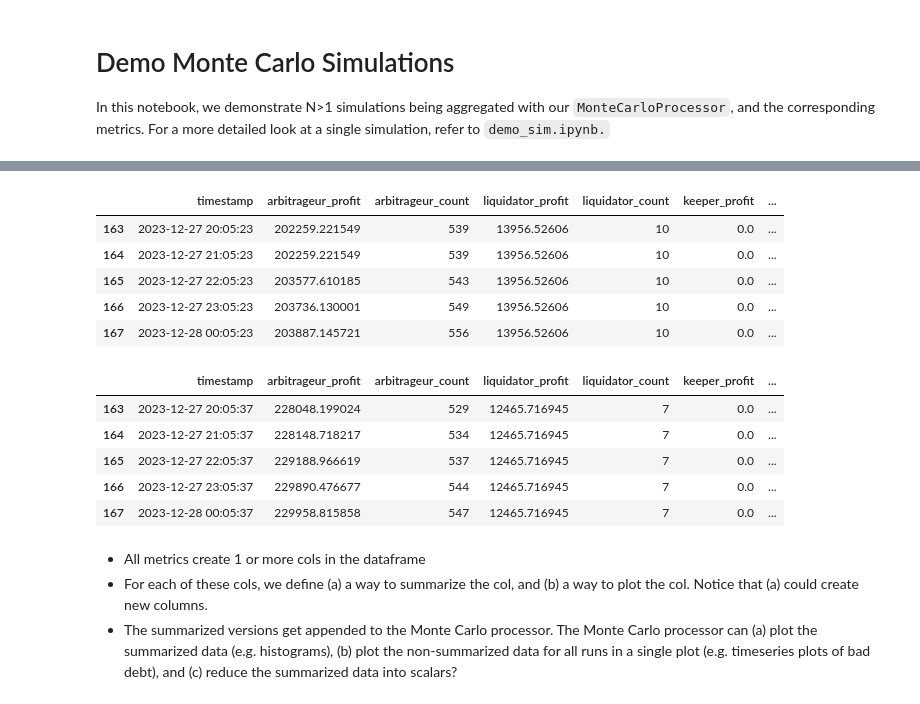
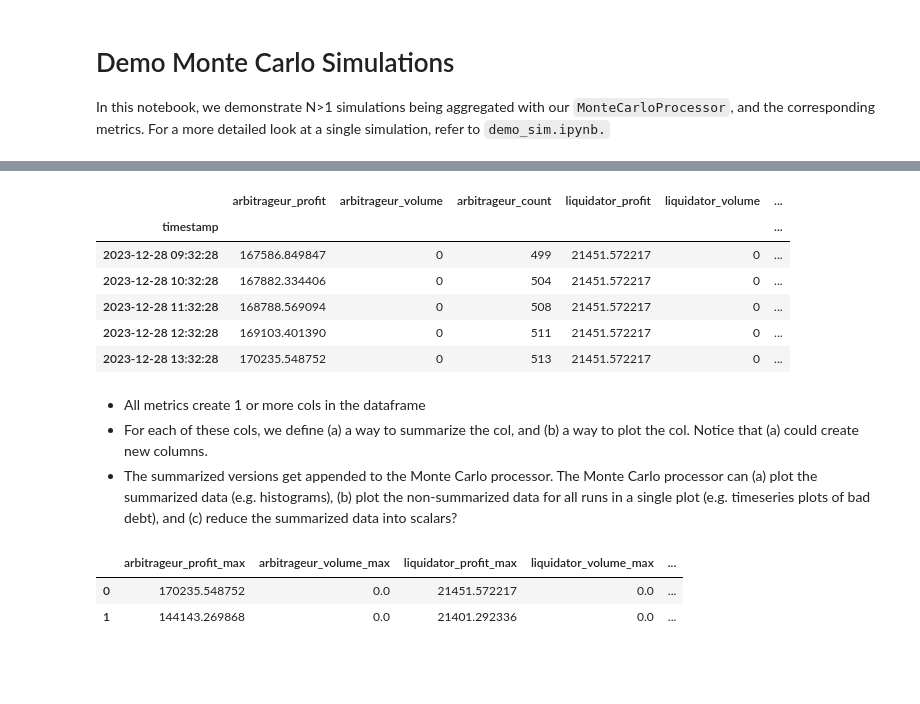
Before and after one commit to xenophonlabs/crvUSDrisk, a Jupyter notebook: notebooks/demo_monte_carlo.ipynb, the cells around one changed output, grey strips where cells are left out. Drawn from its saved outputs; the diff is of its cells as text; code cells hidden in the pictures; blank space fills up the shorter version.

Commit message:
Add multiprocessing to Monte Carlo

```diff
--- a/notebooks/demo_monte_carlo.ipynb
+++ b/notebooks/demo_monte_carlo.ipynb
@@ -25,0 +25,2 @@ TypeError: MonteCarloResults.__init__() missing 1 required positional argument:
+# %%
+results: MonteCarloResults = run_scenario("baseline", "wstETH", num_iter=10, ncpu=1)
@@ -26,22 +35,21 @@ TypeError: MonteCarloResults.__init__() missing 1 required positional argument:
 # %%
-results.results[0].df.tail()
+results.data[0].df.tail()
 # %% [output]
-|  | timestamp | arbitrageur_profit | arbitrageur_count | liquidator_profit | liquidator_count | keeper_profit | ... |
-| 163 | 2023-12-27 20:05:23 | 202259.221549 | 539 | 13956.52606 | 10 | 0.0 | ... |
-| 164 | 2023-12-27 21:05:23 | 202259.221549 | 539 | 13956.52606 | 10 | 0.0 | ... |
-| 165 | 2023-12-27 22:05:23 | 203577.610185 | 543 | 13956.52606 | 10 | 0.0 | ... |
-| 166 | 2023-12-27 23:05:23 | 203736.130001 | 549 | 13956.52606 | 10 | 0.0 | ... |
-| 167 | 2023-12-28 00:05:23 | 203887.145721 | 556 | 13956.52606 | 10 | 0.0 | ... |
+|  | arbitrageur_profit | arbitrageur_volume | arbitrageur_count | liquidator_profit | liquidator_volume | ... |
+| timestamp |  |  |  |  |  | ... |
+| 2023-12-28 09:32:28 | 167586.849847 | 0 | 499 | 21451.572217 | 0 | ... |
+| 2023-12-28 10:32:28 | 167882.334406 | 0 | 504 | 21451.572217 | 0 | ... |
+| 2023-12-28 11:32:28 | 168788.569094 | 0 | 508 | 21451.572217 | 0 | ... |
+| 2023-12-28 12:32:28 | 169103.401390 | 0 | 511 | 21451.572217 | 0 | ... |
+| 2023-12-28 13:32:28 | 170235.548752 | 0 | 513 | 21451.572217 | 0 | ... |
-# %%
-results.results[1].df.tail()
-# %% [output]
-|  | timestamp | arbitrageur_profit | arbitrageur_count | liquidator_profit | liquidator_count | keeper_profit | ... |
-| 163 | 2023-12-27 20:05:37 | 228048.199024 | 529 | 12465.716945 | 7 | 0.0 | ... |
-| 164 | 2023-12-27 21:05:37 | 228148.718217 | 534 | 12465.716945 | 7 | 0.0 | ... |
-| 165 | 2023-12-27 22:05:37 | 229188.966619 | 537 | 12465.716945 | 7 | 0.0 | ... |
-| 166 | 2023-12-27 23:05:37 | 229890.476677 | 544 | 12465.716945 | 7 | 0.0 | ... |
-| 167 | 2023-12-28 00:05:37 | 229958.815858 | 547 | 12465.716945 | 7 | 0.0 | ... |
 # %% [markdown]
 - All metrics create 1 or more cols in the dataframe
 - For each of these cols, we define (a) a way to summarize the col, and (b) a way to plot the col. Notice that (a) could create new columns.
 - The summarized versions get appended to the Monte Carlo processor. The Monte Carlo processor can (a) plot the summarized data (e.g. histograms), (b) plot the non-summarized data for all runs in a single plot (e.g. timeseries plots of bad debt), and (c) reduce the summarized data into scalars?
+# %%
+summary = results.summarize()
+summary
+# %% [output]
+|  | arbitrageur_profit_max | arbitrageur_volume_max | liquidator_profit_max | liquidator_volume_max | ... |
+| 0 | 170235.548752 | 0.0 | 21451.572217 | 0.0 | ... |
+| 1 | 144143.269868 | 0.0 | 21401.292336 | 0.0 | ... |
```
Also changed, not shown: parts of 3 cells of this notebook, 13 other files.
